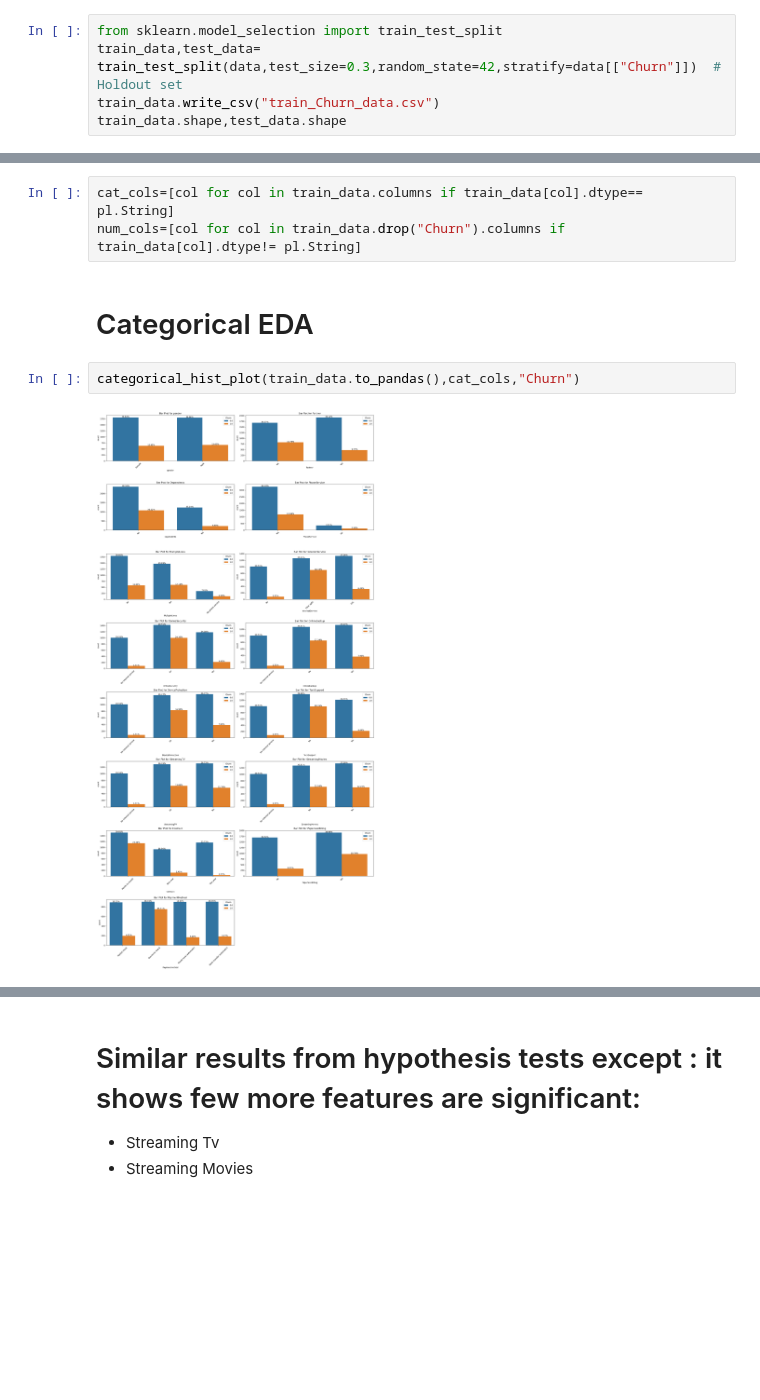
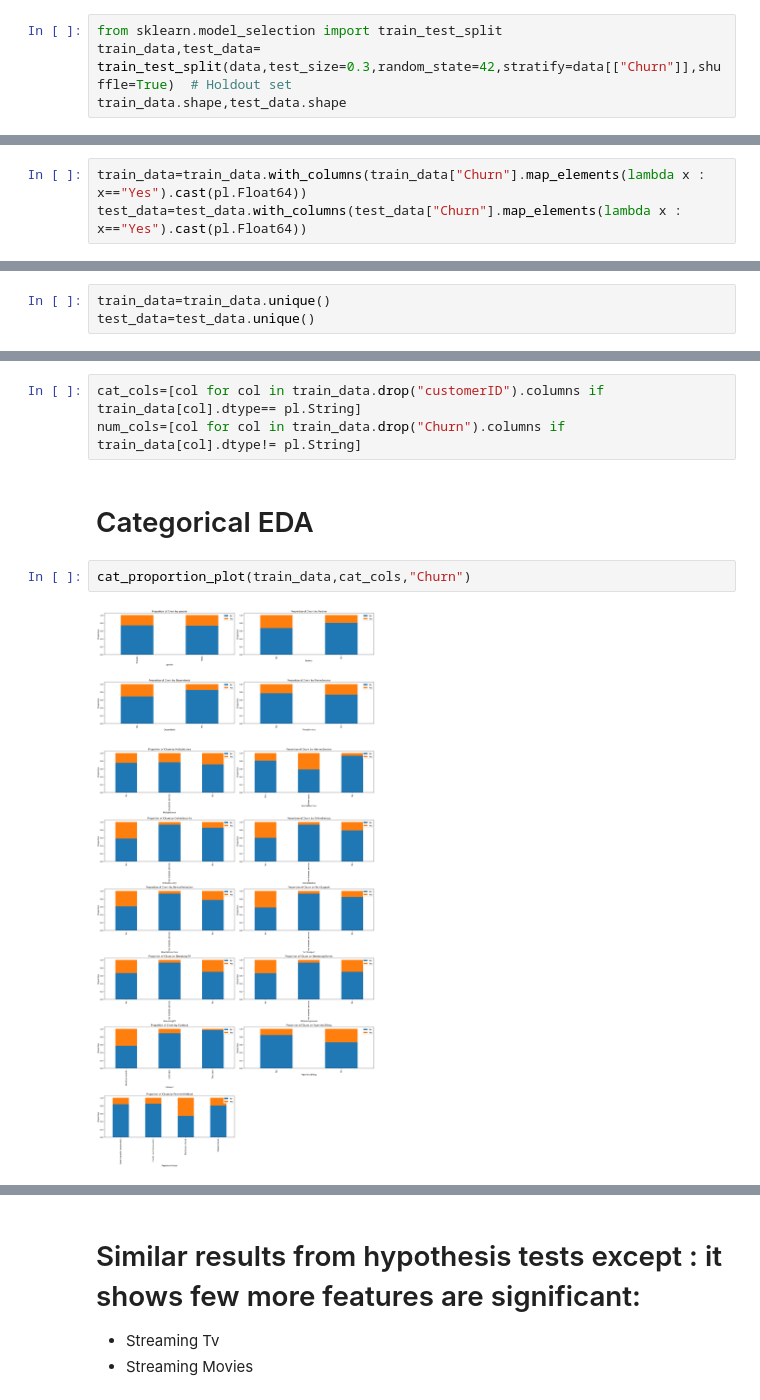
Before and after one commit to Ravikumarchavva/ML_Playground, a Jupyter notebook: week2_BinaryClassification/Day1_preprocess_Eda/perprocess.ipynb, the cells around one changed output, grey strips where cells are left out. Drawn from its saved outputs; the diff is of its cells as text; blank space fills up the shorter version.

```diff
--- a/week2_BinaryClassification/Day1_preprocess_Eda/perprocess.ipynb
+++ b/week2_BinaryClassification/Day1_preprocess_Eda/perprocess.ipynb
@@ -38,7 +29,6 @@ data=data.with_columns(data["Churn"].map_elements(lambda x : x=="Yes").cast(pl.F
 ## PreSplitting
 # %%
 from sklearn.model_selection import train_test_split
-train_data,test_data= train_test_split(data,test_size=0.3,random_state=42,stratify=data[["Churn"]])  # Holdout set
-train_data.write_csv("train_Churn_data.csv")
+train_data,test_data= train_test_split(data,test_size=0.3,random_state=42,stratify=data[["Churn"]],shuffle=True)  # Holdout set
 train_data.shape,test_data.shape
 # %% [output]
@@ -87,0 +78,3 @@ plt.show()
+# %%
+train_data=train_data.with_columns(train_data["Churn"].map_elements(lambda x : x=="Yes").cast(pl.Float64))
+test_data=test_data.with_columns(test_data["Churn"].map_elements(lambda x : x=="Yes").cast(pl.Float64))
@@ -88,13 +83,16 @@ plt.show()
+# %%
+train_data=train_data.unique()
+test_data=test_data.unique()
 # %% [markdown]
 # Imbalanced dataSet
 # %%
-cat_cols=[col for col in train_data.columns if train_data[col].dtype== pl.String]
+cat_cols=[col for col in train_data.drop("customerID").columns if train_data[col].dtype== pl.String]
 num_cols=[col for col in train_data.drop("Churn").columns if train_data[col].dtype!= pl.String]
 # %% [markdown]
 # Categorical EDA
 # %%
-categorical_hist_plot(train_data.to_pandas(),cat_cols,"Churn")
+cat_proportion_plot(train_data,cat_cols,"Churn")
 # %% [output]
-[figure, old version]
+[figure, new version]
 # %% [markdown]
 More likely to churn
```
Also changed, not shown: parts of 30 cells of this notebook, 25 other files.
